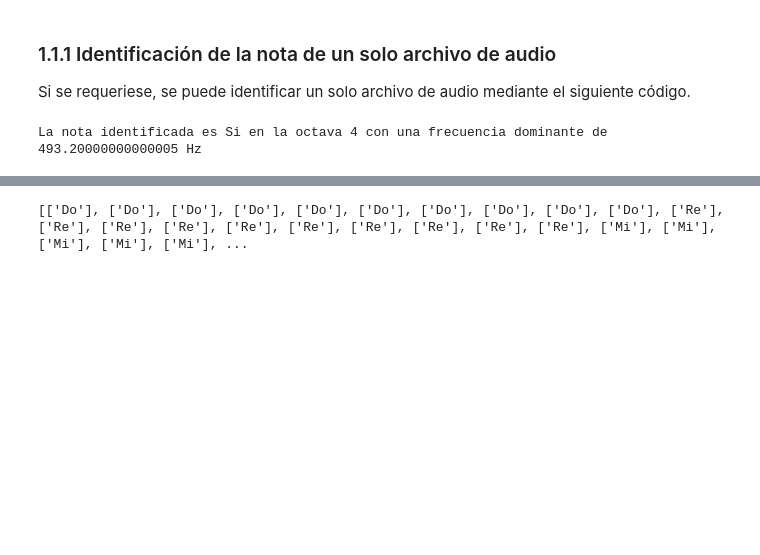
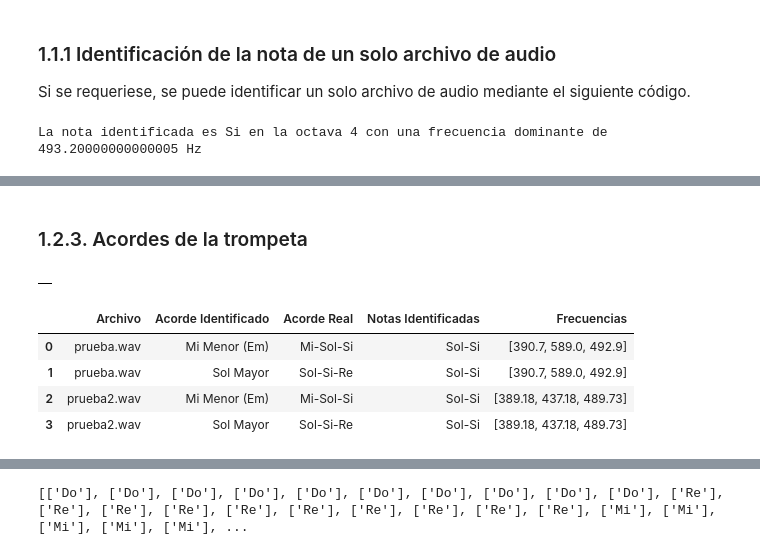
Before and after one commit to MediaMind-ULPGC/P04, a Jupyter notebook: P04.ipynb, the cells around one changed output, grey strips where cells are left out. Saved outputs shown, nothing was run; the diff lists cells and outputs as text; code cells hidden in the pictures; blank space fills up the shorter version.

```diff
--- a/P04.ipynb
+++ b/P04.ipynb
@@ -179,0 +250,16 @@ Acorde identificado de la guitarra: Sol Mayor compuesto por las notas Sol, Si, R
+# %% [markdown]
+### 1.2.3. Acordes de la trompeta
+# %%
+chords_trumpet_folder = "./audios/trompeta/acordes"
+
+identifier = IdentifierChordsFactory.initialize_identifier("Trumpet")
+df_resultados, df_aproximados = get_data_chords(chords_trumpet_folder, identifier)
+display(df_resultados)
+display(df_aproximados)
+# %% [output]
+|  |
+|  | Archivo | Acorde Identificado | Acorde Real | Notas Identificadas | Frecuencias |
+| 0 | prueba.wav | Mi Menor (Em) | Mi-Sol-Si | Sol-Si | [390.7, 589.0, 492.9] |
+| 1 | prueba.wav | Sol Mayor | Sol-Si-Re | Sol-Si | [390.7, 589.0, 492.9] |
+| 2 | prueba2.wav | Mi Menor (Em) | Mi-Sol-Si | Sol-Si | [389.18, 437.18, 489.73] |
+| 3 | prueba2.wav | Sol Mayor | Sol-Si-Re | Sol-Si | [389.18, 437.18, 489.73] |
```
Also changed, not shown: parts of 15 cells of this notebook, 2 other files.
